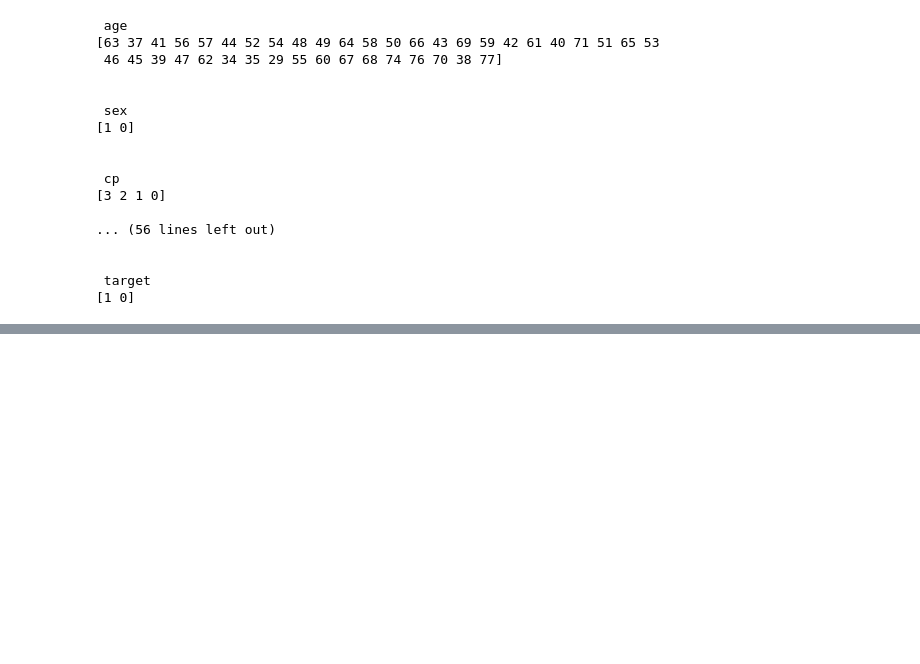
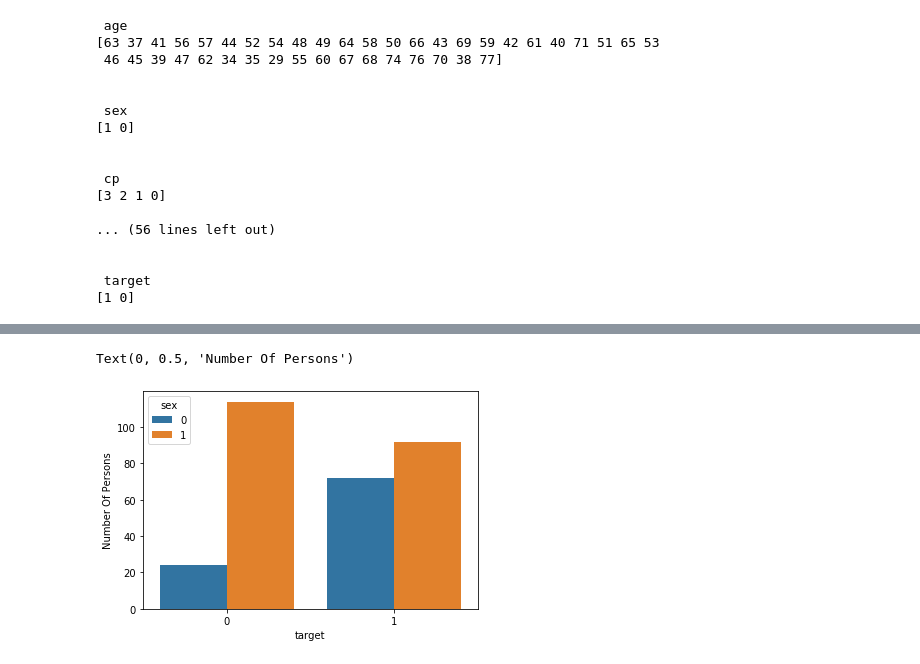
Before and after one commit to abhiraturi/HEART_DISEASE, a Jupyter notebook: Heart_Disease.ipynb, the cells around one changed output, grey strips where cells are left out. Saved outputs shown, nothing was run; the diff lists cells and outputs as text; code cells hidden in the pictures; blank space fills up the shorter version.

```diff
--- a/Heart_Disease.ipynb
+++ b/Heart_Disease.ipynb
@@ -153,0 +164,7 @@ for i in df.columns:
+# %%
+# Number of people having heart disease vs not having heart disease based on the gender
+sns.countplot(x=df['target'],hue='sex',data=df)
+plt.ylabel("Number Of Persons")
+# %% [output]
+Text(0, 0.5, 'Number Of Persons')
+[figure, added]
```
Also changed, not shown: parts of 17 cells of this notebook.
